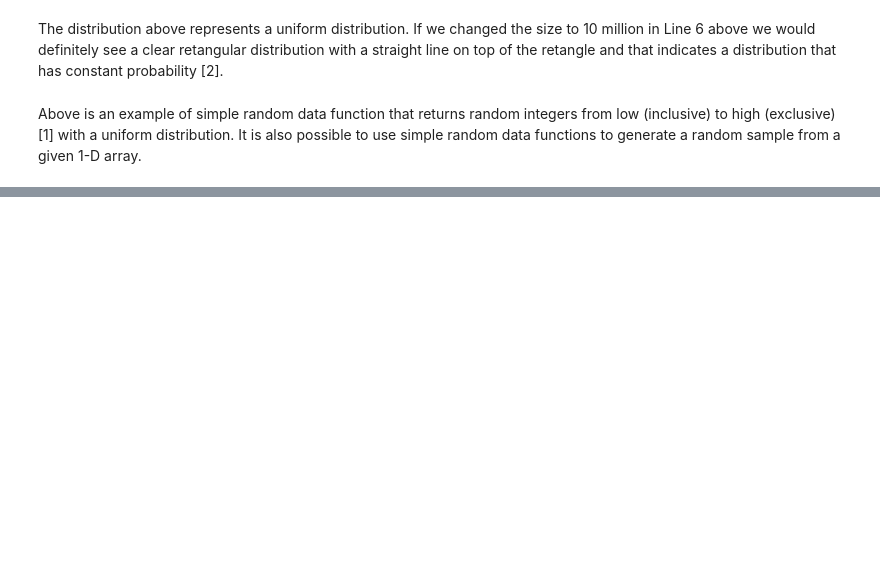
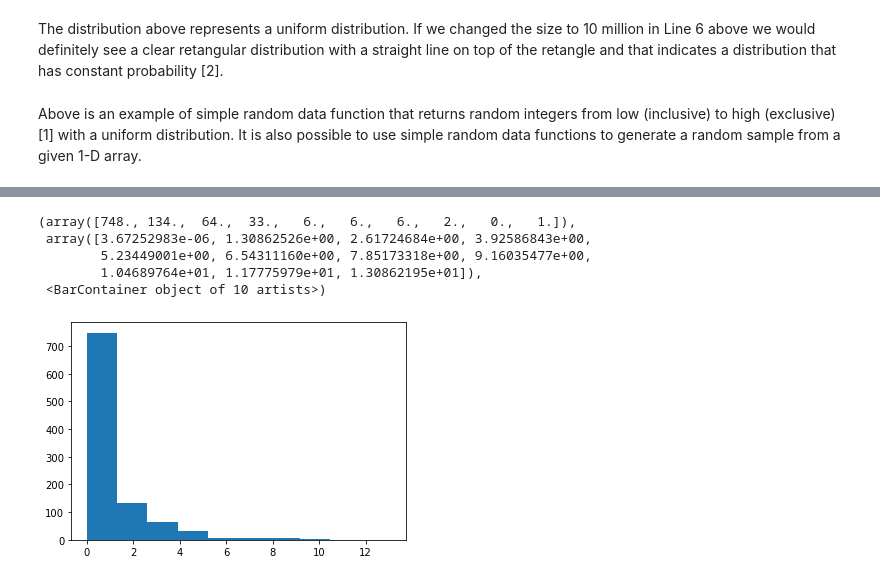
Before and after one commit to Aine-Kearns/Programming_for_data_analysis_assignment, a Jupyter notebook: Assignment_Programming_for_Data_Analytics.ipynb, the cells around one changed output, grey strips where cells are left out. Drawn from its saved outputs; the diff is of its cells as text; code cells hidden in the pictures; blank space fills up the shorter version.

```diff
--- a/Assignment_Programming_for_Data_Analytics.ipynb
+++ b/Assignment_Programming_for_Data_Analytics.ipynb
@@ -97,0 +135,4 @@ array([12,  9, 15,  1,  4])
+# %%
+dfnum = 1. # between group degrees of freedom
+dfden = 48. # within groups degrees of freedom
+q = np.random.default_rng().f(dfnum, dfden, 1000)
@@ -97,0 +144,9 @@ array([12,  9, 15,  1,  4])
+# %%
+plt.hist(q)
+# %% [output]
+(array([748., 134.,  64.,  33.,   6.,   6.,   6.,   2.,   0.,   1.]),
+ array([3.67252983e-06, 1.30862526e+00, 2.61724684e+00, 3.92586843e+00,
+        5.23449001e+00, 6.54311160e+00, 7.85173318e+00, 9.16035477e+00,
+        1.04689764e+01, 1.17775979e+01, 1.30862195e+01]),
+ <BarContainer object of 10 artists>)
+[figure, added]
```
Also changed, not shown: parts of 26 cells of this notebook.
